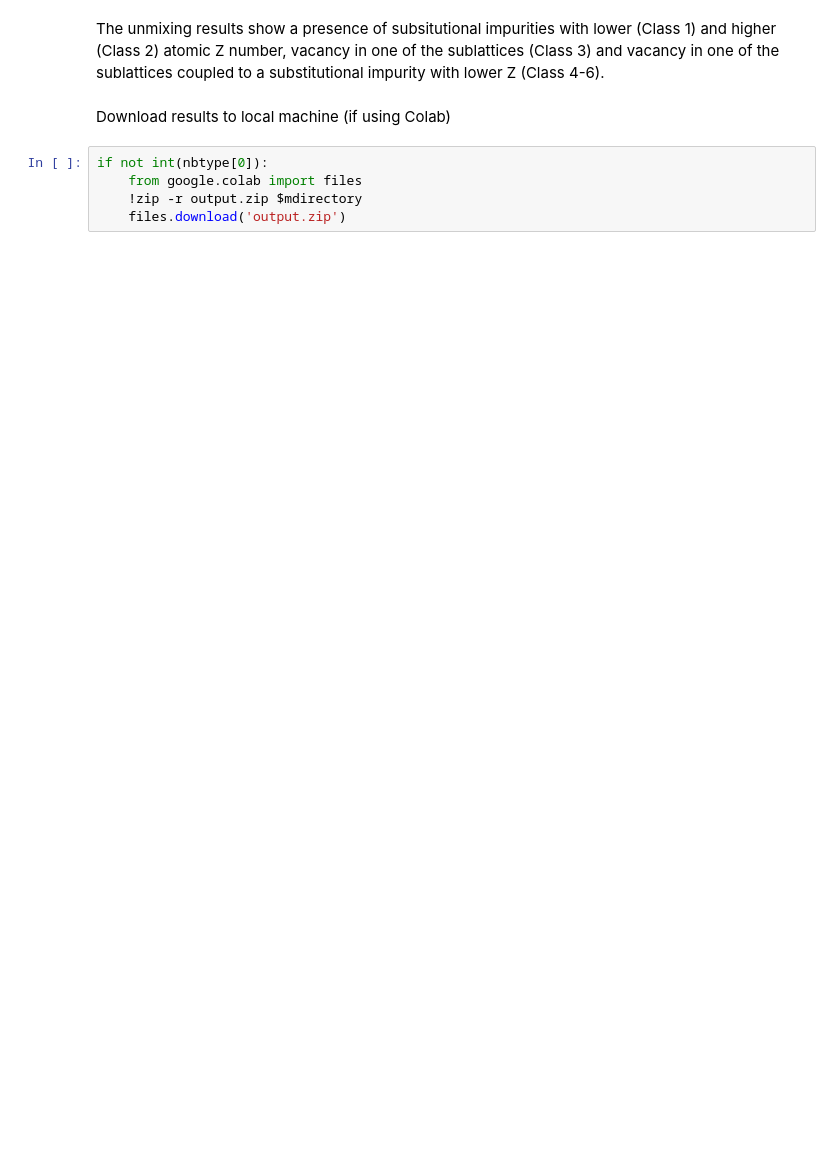
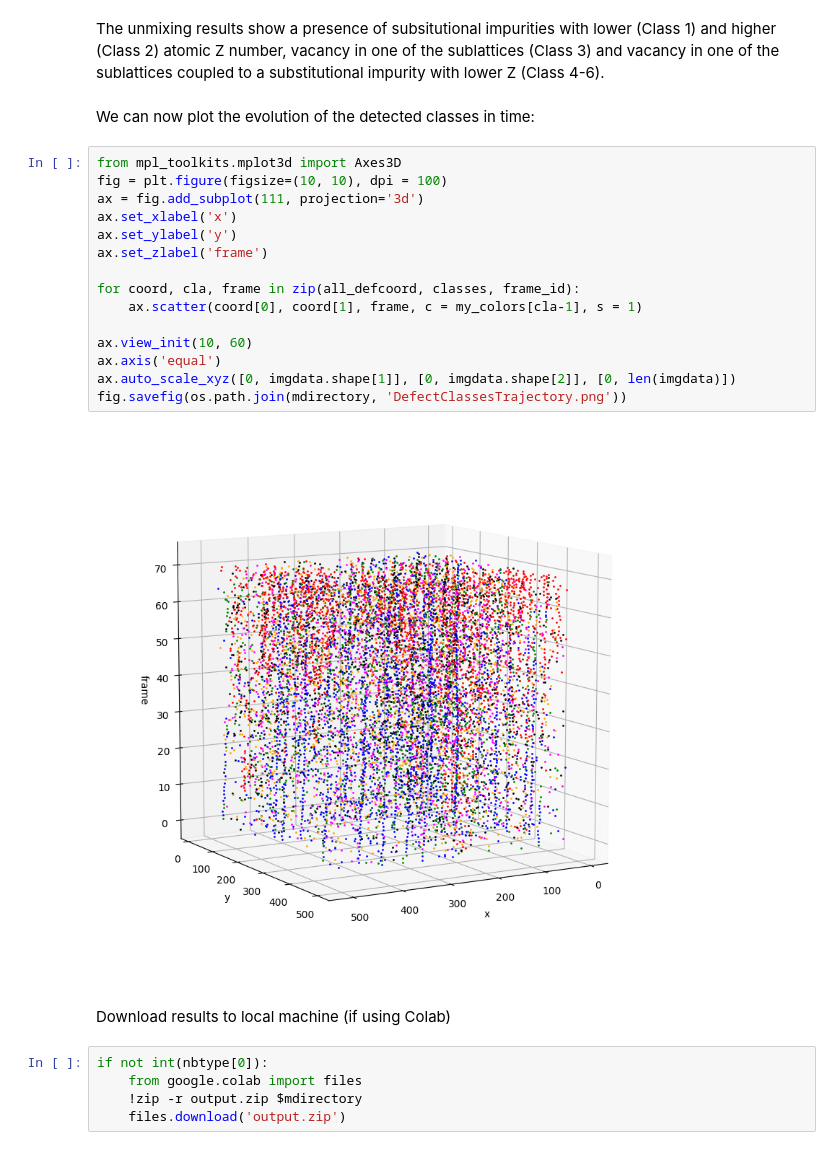
Before and after one commit to ziatdinovmax/AICrystallographer, a Jupyter notebook: DefectNet/DefectSniffer.ipynb, the cells around one changed output. Drawn from its saved outputs; the diff is of its cells as text; blank space fills up the shorter version.

```diff
--- a/DefectNet/DefectSniffer.ipynb
+++ b/DefectNet/DefectSniffer.ipynb
@@ -419,5 +431,24 @@ fig.savefig(os.path.join(mdirectory, 'DefectClasses.png'))
 # %% [markdown]
 The unmixing results show a presence of subsitutional impurities with lower (Class 1) and higher (Class 2) atomic Z number, vacancy in one of the sublattices (Class 3) and vacancy in one of the sublattices coupled to a substitutional impurity with lower Z (Class 4-6).
+# %% [markdown]
+We can now plot the evolution of the detected classes in time:
+# %%
+from mpl_toolkits.mplot3d import Axes3D
+fig = plt.figure(figsize=(10, 10), dpi = 100)
+ax = fig.add_subplot(111, projection='3d')
+ax.set_xlabel('x')
+ax.set_ylabel('y')
+ax.set_zlabel('frame')
+
+for coord, cla, frame in zip(all_defcoord, classes, frame_id):
+    ax.scatter(coord[0], coord[1], frame, c = my_colors[cla-1], s = 1)
+
+ax.view_init(10, 60)
+ax.axis('equal')
+ax.auto_scale_xyz([0, imgdata.shape[1]], [0, imgdata.shape[2]], [0, len(imgdata)])
+fig.savefig(os.path.join(mdirectory, 'DefectClassesTrajectory.png'))
+# %% [output]
+[figure, added]
 # %% [markdown]
 Download results to local machine (if using Colab)
 # %%
```
Also changed, not shown: parts of 7 cells of this notebook.
